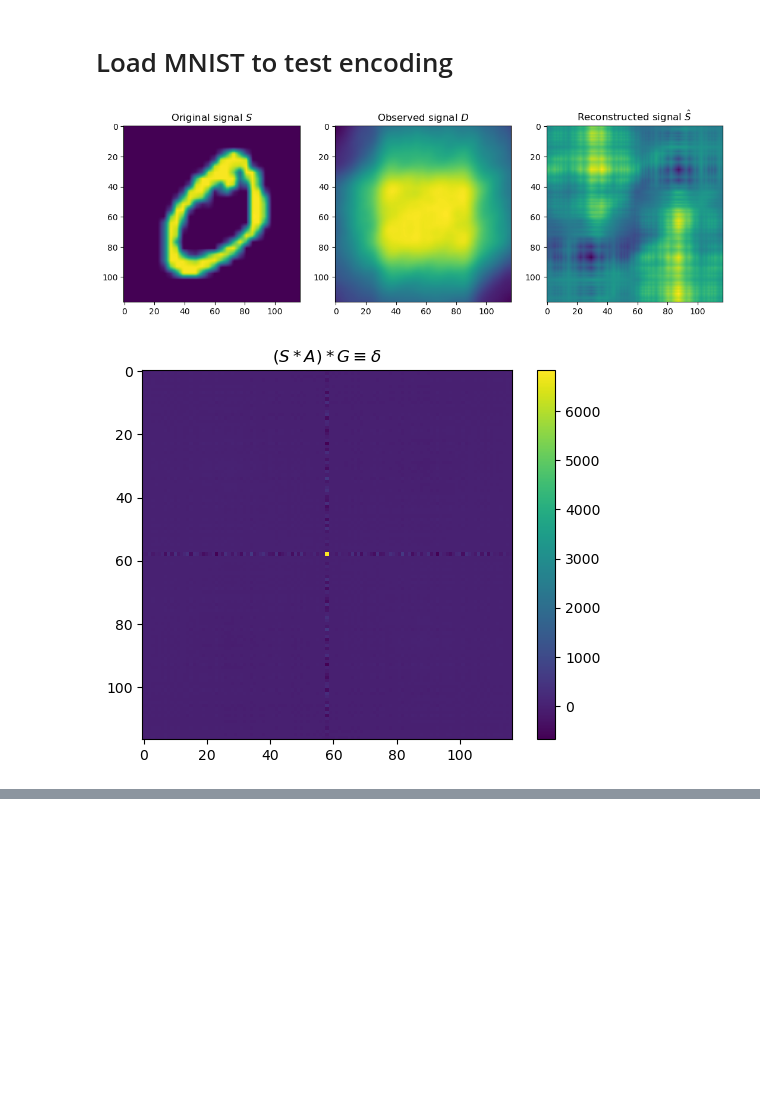
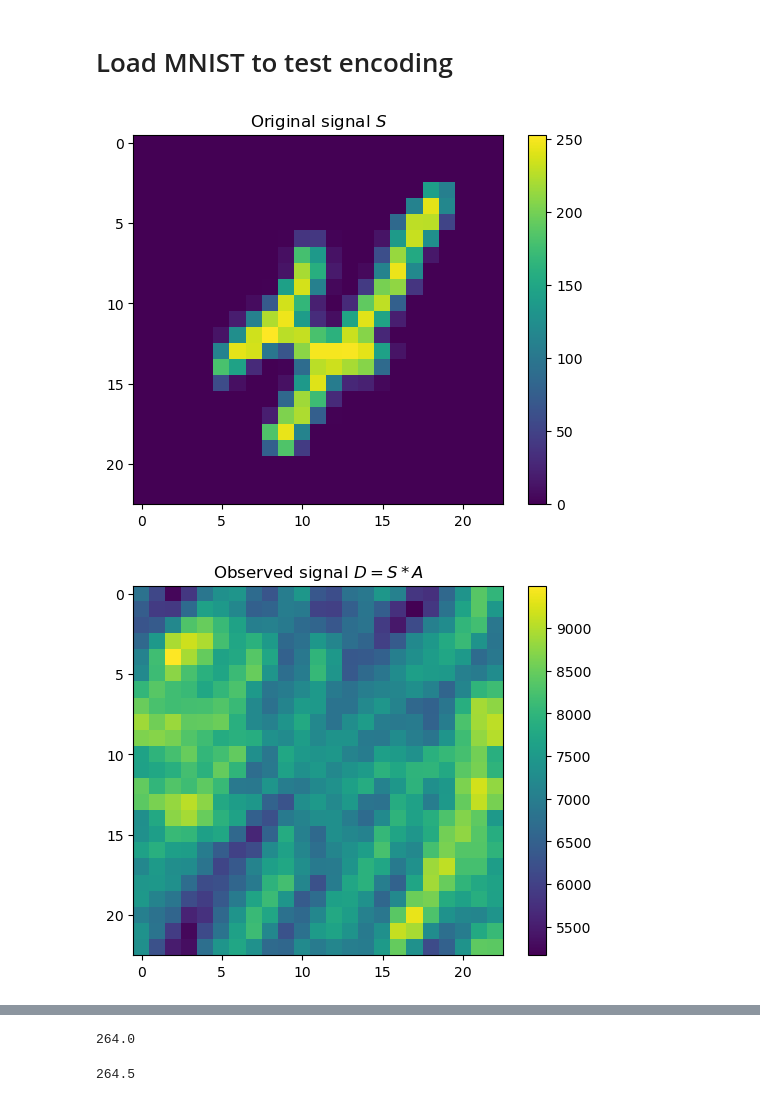
Before and after one commit to jornelasmunoz/UCM_Undergraduate_Research, a Jupyter notebook: jornelasmunoz/notebooks/Generate MURA.ipynb, the cells around one changed output, grey strips where cells are left out. Cells and saved outputs as stored; diff of their text form; code cells hidden in the pictures; blank space fills up the shorter version.

```diff
--- a/jornelasmunoz/notebooks/Generate MURA.ipynb
+++ b/jornelasmunoz/notebooks/Generate MURA.ipynb
@@ -53,0 +45,6 @@ axs[3].imshow(A, cmap='gray')
+# %%
+# normalize
+
+def normalize(data):
+    normalized_data = (data-np.min(data))/(np.max(data)-np.min(data))
+    return normalized_data
@@ -163,7 +242,7 @@ print(encoder.shape)
 # Load MNIST to test encoding
 # %%
 # Load training and testing data from PyTorch
-size = encoder.shape[0]
+size = A.shape[0]
 train_data = datasets.MNIST(
     root = '../data/',
     train = True,
@@ -210,33 +267,59 @@ def add_Gaussian_noise(image, mean=0, var=0.1):
 # %%
 # S = original data
 # B = background noise (Gaussian in this case)
 # kroneker_delta = (A * G)
 # D = S * A + B Observed data
 # S_hat = (S*A)*G + B*G = S + B*G Reconstructed data
 # N = sum_ij A_ij
 
-S = train_data[1][0][0].numpy().astype('int64')
-B = add_Gaussian_noise(S, mean=0, var=0.1)
-kroneker_delta = convolve2d(encoder,decoder, mode='same')
-D = convolve2d(S, encoder, mode='same') + B
-S_hat = convolve2d(D, decoder, mode='same') #convolve2d(S,kroneker_delta, mode='same')
+S = train_data[9][0][0].numpy().astype('int64')
+B = get_Gaussian_filter(S, mean=0, var=0.1)
+kroneker_delta = FFT_convolve(encoder,decoder,p)
+D = FFT_convolve(S,encoder,p) #+ B
+S_hat = FFT_convolve(D,decoder,p)
+S_tilde = FFT_convolve(S, kroneker_delta,p)
 N = np.sum(encoder)
+diff_Shat_Stilde = np.abs(S_hat - S_tilde)
+S_normed = normalize(S)
 
 cmap = 'viridis'
-fig, axs = plt.subplots(1,3, figsize=(13,7))
-axs = axs.ravel()
-axs[0].imshow(S, cmap=cmap)
-axs[1].imshow(D, cmap=cmap)
-axs[2].imshow(S_hat, cmap=cmap)
 
-axs[0].set_title("Original signal $S$")
-axs[1].set_title("Observed signal $D$")
-axs[2].set_title("Reconstructed signal $\hat{S}$")
+# fig, axs = plt.subplots(2,2, figsize=(15,10))
+# axs = axs.ravel()
+# axs[0].imshow(S, cmap=cmap)
+# axs[1].imshow(D, cmap=cmap)
+# axs[2].imshow(S_hat, cmap=cmap)
+# axs[3].imshow(S_tilde, cmap=cmap)
+
+# axs[0].set_title("Original signal $S$")
+# axs[1].set_title("Observed signal $D = S * A$")
+# axs[2].set_title("Reconstructed signal $\hat{S} = (S*A)*G$")
+# axs[3].set_title("Reconstructed signal $\~{S} = (S*\delta)$")
+# plt.show()
+
+plt.imshow(S, cmap=cmap); plt.colorbar()
+plt.title("Original signal $S$")
 plt.show()
 
+plt.imshow(D, cmap=cmap); plt.colorbar()
+plt.title("Observed signal $D = S * A$")
+plt.show()
+
+plt.imshow(S_hat, cmap=cmap); plt.colorbar()
+plt.title("Reconstructed signal $\hat{S} = (S*A)*G$")
+plt.show()
+
+plt.imshow(S_tilde, cmap=cmap); plt.colorbar()
+plt.title("Reconstructed signal $\~{S} = (S*\delta)$")
+plt.show()
+
+plt.imshow(diff_Shat_Stilde); plt.colorbar()
+plt.title("Difference")
+plt.show()
 plt.imshow(kroneker_delta); plt.colorbar();
-plt.title("$(S*A)*G \equiv \delta$")
+plt.title("$A*G \equiv \delta$")
 plt.show()
+print(np.max(kroneker_delta))
 # %% [output]
-[figure, old version]
+[figure, new version]
-[figure, old version]
+[figure, new version]
@@ -242,0 +330,6 @@ plt.show()
+264.0
+# %%
+# should be peak of kronecker delta
+p**2/2
+# %% [output]
+264.5
```
Also changed, not shown: parts of 17 cells of this notebook, 1 other file.
